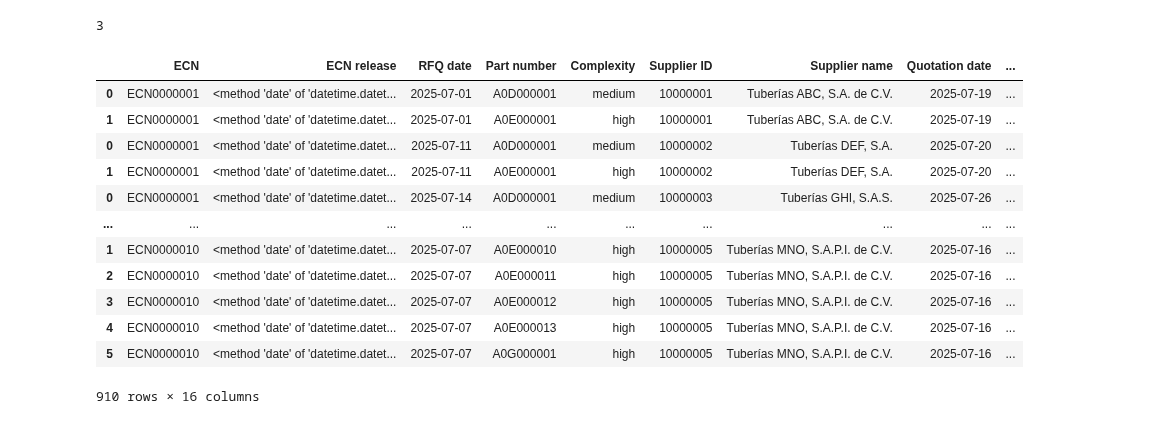
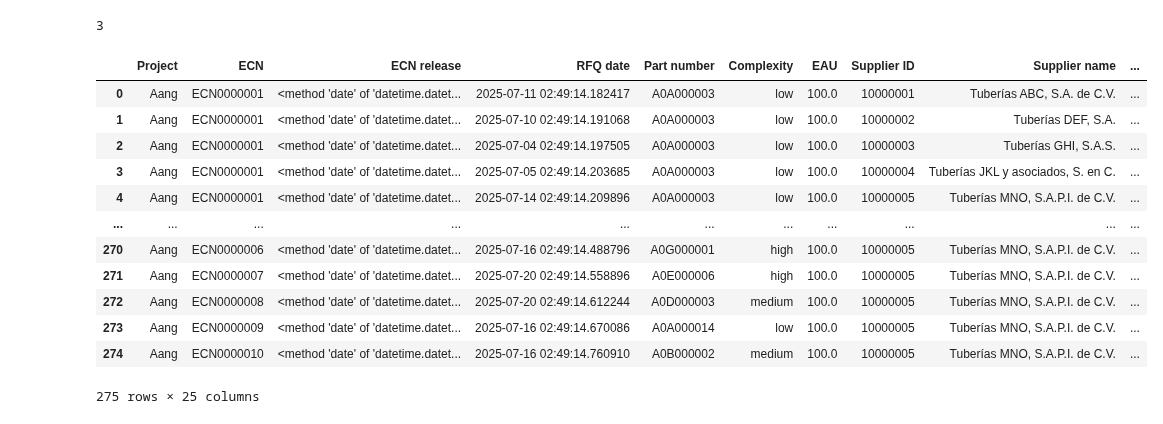
Before and after one commit to rubusarbaro/supplier-selection_fuzzy-logic_thesis, a Jupyter notebook: Simulation.ipynb, the cells around one changed output. Cells and saved outputs as stored; diff of their text form; code cells hidden in the pictures.

```diff
--- a/Simulation.ipynb
+++ b/Simulation.ipynb
@@ -28,7 +28,6 @@ def getenv(secretName: str, default_value):
 # %% [markdown]
 ## Classes definition
 # %%
-from ast import match_case
 #from typing import Any, NewType
 
 class Project:
@@ -212,6 +211,7 @@ class Supplier:
             complexity = part_number.complexity
             µ, σ = self.price_complexity_map[complexity]
             price = round(max(np.random.normal(µ, σ), min_price), 2)
+            spend = part_number.eau * price
 
             if delivery_time == 0:
                 lt = np.nan
@@ -220,7 +220,7 @@ class Supplier:
             else:
                 raise Exception("Lead time cannot be less than 1 day.")
 
-            quotation.df.loc[-1] = [ecn.project.name, ecn.ecn_id, ecn.ecn_date, rfq_date, part_number.pn, complexity, part_number.eau, self.id, self.name, quotation_date, price, lt, part_number.eau*lt, False]
+            quotation.df.loc[-1] = [ecn.project.name, ecn.ecn_id, ecn.ecn_date, rfq_date, part_number.pn, complexity, part_number.eau, self.id, self.name, quotation_date, price, lt, spend, False]
 
         self.quotations.append(quotation)
         return quotation
@@ -338,6 +338,7 @@ class Environment:
     return self.item_master
 # %%
 env = Environment()
+aang = Project(name="Aang", DF_date=datetime.today(), MCS_date=datetime.today(), Pilot_date=datetime.today(), SOP_date=datetime.today())
 
 supplier_1 = Supplier(id="10000001", name="Tuberías ABC, S.A. de C.V.", price_profile="regular", quotation_profile="high", sample_delivery_punctuality_profile="regular")
 supplier_2 = Supplier(id="10000002", name="Tuberías DEF, S.A.", price_profile="regular", quotation_profile="regular", sample_delivery_punctuality_profile="regular")
@@ -347,21 +348,21 @@ supplier_5 = Supplier(id="10000005", name="Tuberías MNO, S.A.P.I. de C.V.", pri
 
 env.add_suppliers([supplier_1, supplier_2, supplier_3, supplier_4, supplier_5])
 # %%
-df = env.gen_initial_quotation_df(10)
+df = env.gen_initial_quotation_df(aang, 10)
 df
 # %% [output]
-|  | ECN | ECN release | RFQ date | Part number | Complexity | Supplier ID | Supplier name | Quotation date | ... |
-| 0 | ECN0000001 | <method 'date' of 'datetime.datet... | 2025-07-01 | A0D000001 | medium | 10000001 | Tuberías ABC, S.A. de C.V. | 2025-07-19 | ... |
-| 1 | ECN0000001 | <method 'date' of 'datetime.datet... | 2025-07-01 | A0E000001 | high | 10000001 | Tuberías ABC, S.A. de C.V. | 2025-07-19 | ... |
-| 0 | ECN0000001 | <method 'date' of 'datetime.datet... | 2025-07-11 | A0D000001 | medium | 10000002 | Tuberías DEF, S.A. | 2025-07-20 | ... |
-| 1 | ECN0000001 | <method 'date' of 'datetime.datet... | 2025-07-11 | A0E000001 | high | 10000002 | Tuberías DEF, S.A. | 2025-07-20 | ... |
-| 0 | ECN0000001 | <method 'date' of 'datetime.datet... | 2025-07-14 | A0D000001 | medium | 10000003 | Tuberías GHI, S.A.S. | 2025-07-26 | ... |
-| ... | ... | ... | ... | ... | ... | ... | ... | ... | ... |
-| 1 | ECN0000010 | <method 'date' of 'datetime.datet... | 2025-07-07 | A0E000010 | high | 10000005 | Tuberías MNO, S.A.P.I. de C.V. | 2025-07-16 | ... |
-| 2 | ECN0000010 | <method 'date' of 'datetime.datet... | 2025-07-07 | A0E000011 | high | 10000005 | Tuberías MNO, S.A.P.I. de C.V. | 2025-07-16 | ... |
-| 3 | ECN0000010 | <method 'date' of 'datetime.datet... | 2025-07-07 | A0E000012 | high | 10000005 | Tuberías MNO, S.A.P.I. de C.V. | 2025-07-16 | ... |
-| 4 | ECN0000010 | <method 'date' of 'datetime.datet... | 2025-07-07 | A0E000013 | high | 10000005 | Tuberías MNO, S.A.P.I. de C.V. | 2025-07-16 | ... |
-| 5 | ECN0000010 | <method 'date' of 'datetime.datet... | 2025-07-07 | A0G000001 | high | 10000005 | Tuberías MNO, S.A.P.I. de C.V. | 2025-07-16 | ... |
+|  | Project | ECN | ECN release | RFQ date | Part number | Complexity | EAU | Supplier ID | Supplier name | ... |
+| 0 | Aang | ECN0000001 | <method 'date' of 'datetime.datet... | 2025-07-11 02:49:14.182417 | A0A000003 | low | 100.0 | 10000001 | Tuberías ABC, S.A. de C.V. | ... |
+| 1 | Aang | ECN0000001 | <method 'date' of 'datetime.datet... | 2025-07-10 02:49:14.191068 | A0A000003 | low | 100.0 | 10000002 | Tuberías DEF, S.A. | ... |
+| 2 | Aang | ECN0000001 | <method 'date' of 'datetime.datet... | 2025-07-04 02:49:14.197505 | A0A000003 | low | 100.0 | 10000003 | Tuberías GHI, S.A.S. | ... |
+| 3 | Aang | ECN0000001 | <method 'date' of 'datetime.datet... | 2025-07-05 02:49:14.203685 | A0A000003 | low | 100.0 | 10000004 | Tuberías JKL y asociados, S. en C. | ... |
+| 4 | Aang | ECN0000001 | <method 'date' of 'datetime.datet... | 2025-07-14 02:49:14.209896 | A0A000003 | low | 100.0 | 10000005 | Tuberías MNO, S.A.P.I. de C.V. | ... |
+| ... | ... | ... | ... | ... | ... | ... | ... | ... | ... | ... |
+| 270 | Aang | ECN0000006 | <method 'date' of 'datetime.datet... | 2025-07-16 02:49:14.488796 | A0G000001 | high | 100.0 | 10000005 | Tuberías MNO, S.A.P.I. de C.V. | ... |
+| 271 | Aang | ECN0000007 | <method 'date' of 'datetime.datet... | 2025-07-20 02:49:14.558896 | A0E000006 | high | 100.0 | 10000005 | Tuberías MNO, S.A.P.I. de C.V. | ... |
+| 272 | Aang | ECN0000008 | <method 'date' of 'datetime.datet... | 2025-07-20 02:49:14.612244 | A0D000003 | medium | 100.0 | 10000005 | Tuberías MNO, S.A.P.I. de C.V. | ... |
+| 273 | Aang | ECN0000009 | <method 'date' of 'datetime.datet... | 2025-07-16 02:49:14.670086 | A0A000014 | low | 100.0 | 10000005 | Tuberías MNO, S.A.P.I. de C.V. | ... |
+| 274 | Aang | ECN0000010 | <method 'date' of 'datetime.datet... | 2025-07-16 02:49:14.760910 | A0B000002 | medium | 100.0 | 10000005 | Tuberías MNO, S.A.P.I. de C.V. | ... |
-910 rows × 16 columns
+275 rows × 25 columns
 # %%
 df.to_excel("report.xlsx")
```
